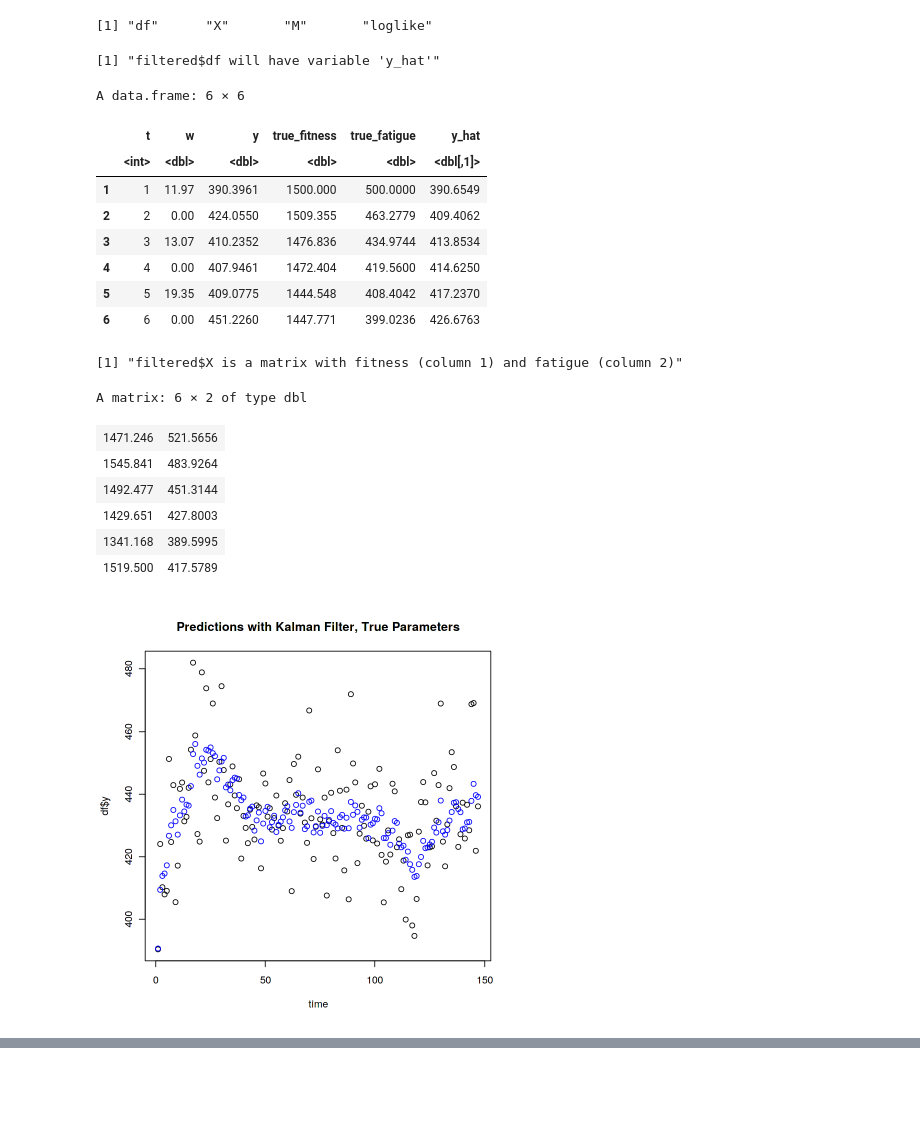
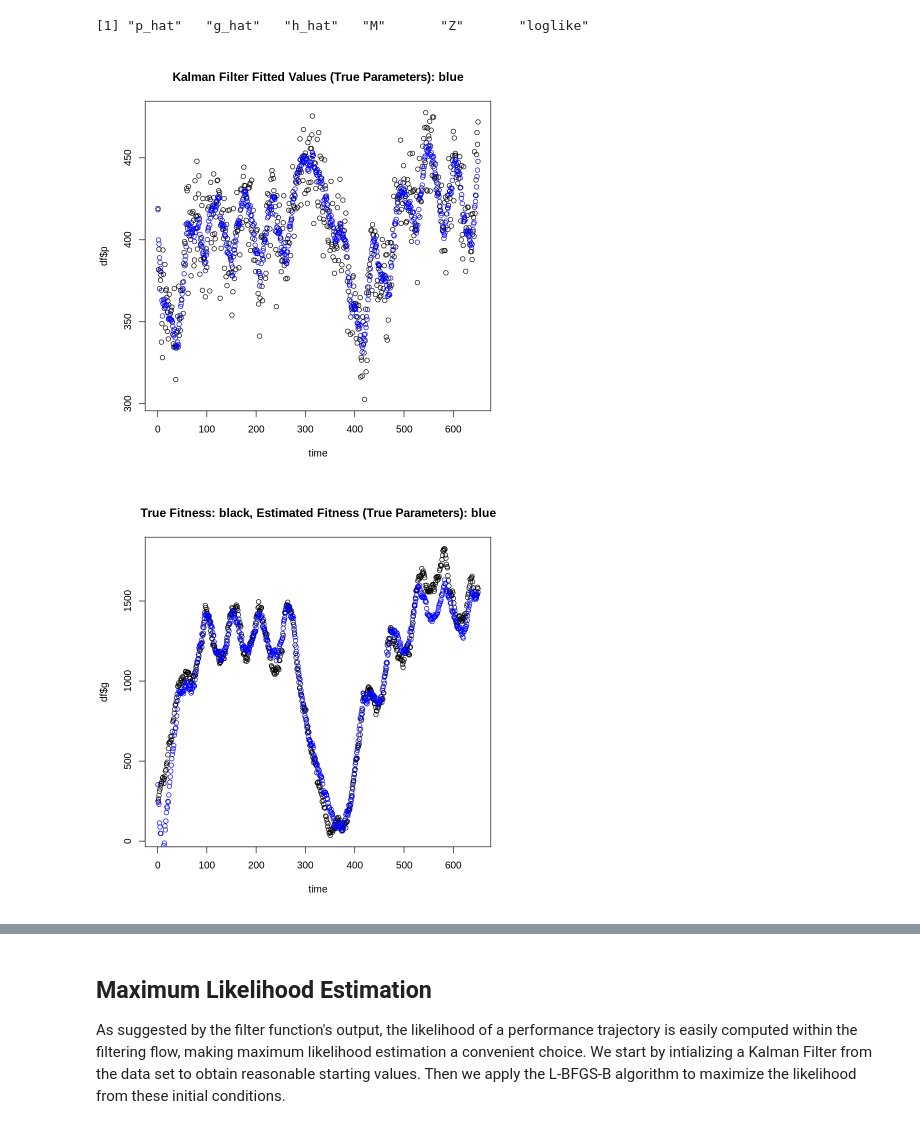
Before and after one commit to RobertHRUBY/Fitness-Fatigue-Models, a Jupyter notebook: software/illustrative/kalman-filter-illustrative-code.ipynb, the cells around one changed output, grey strips where cells are left out. Saved outputs shown, nothing was run; the diff lists cells and outputs as text; code cells hidden in the pictures; blank space fills up the shorter version.

Commit message:
Add Notebook output and Docker instructions

```diff
--- a/software/illustrative/kalman-filter-illustrative-code.ipynb
+++ b/software/illustrative/kalman-filter-illustrative-code.ipynb
@@ -72,35 +134,21 @@ plot(df$true_fatigue, main = "True fatigue with state error")
 # get aquinted with the data structure produced by filter()
 filtered <- filter(kalman_model, df)
 names(filtered)
-
-print("filtered$df will have variable 'y_hat'")
-head(filtered$df)
-print("filtered$X is a matrix with fitness (column 1) and fatigue (column 2)")
-head(filtered$X)
 # %% [output]
-[1] "df"      "X"       "M"       "loglike"
+[1] "p_hat"   "g_hat"   "h_hat"   "M"       "Z"       "loglike"
-[1] "filtered$df will have variable 'y_hat'"
-A data.frame: 6 × 6
-|  | t | w | y | true_fitness | true_fatigue | y_hat |
-|  | <int> | <dbl> | <dbl> | <dbl> | <dbl> | <dbl[,1]> |
-| 1 | 1 | 11.97 | 390.3961 | 1500.000 | 500.0000 | 390.6549 |
-| 2 | 2 | 0.00 | 424.0550 | 1509.355 | 463.2779 | 409.4062 |
-| 3 | 3 | 13.07 | 410.2352 | 1476.836 | 434.9744 | 413.8534 |
-| 4 | 4 | 0.00 | 407.9461 | 1472.404 | 419.5600 | 414.6250 |
-| 5 | 5 | 19.35 | 409.0775 | 1444.548 | 408.4042 | 417.2370 |
-| 6 | 6 | 0.00 | 451.2260 | 1447.771 | 399.0236 | 426.6763 |
-[1] "filtered$X is a matrix with fitness (column 1) and fatigue (column 2)"
-A matrix: 6 × 2 of type dbl
-| 1471.246 | 521.5656 |
-| 1545.841 | 483.9264 |
-| 1492.477 | 451.3144 |
-| 1429.651 | 427.8003 |
-| 1341.168 | 389.5995 |
-| 1519.500 | 417.5789 |
-# %%
-# Predictions with True Parameters
-plot(df$y, xlab = "time",
-     main = "Predictions with Kalman Filter, True Parameters")
-points(filtered$df$y_hat, col = 'blue')
-# %% [output]
-[figure, removed]
+# %%
+# Predictions with True Parameters
+plot(df$p, xlab = "time",
+     main = "Kalman Filter Fitted Values (True Parameters): blue")
+points(filtered$p_hat, col = 'blue')
+
+plot(df$g, xlab = "time",
+     main = "True Fitness: black, Estimated Fitness (True Parameters): blue")
+points(filtered$g_hat, col = 'blue')
+
+plot(df$h, xlab = "time",
+     main = "True Fatigue: black, Estimated Fatigue (True Parameters): blue")
+points(filtered$h_hat, col = 'blue')
+# %% [output]
+[figure, added]
+[figure, added]
@@ -107,3 +156,6 @@ points(filtered$df$y_hat, col = 'blue')
+# %% [markdown]
+## Maximum Likelihood Estimation
+As suggested by the filter function's output, the likelihood of a performance trajectory is easily computed within the filtering flow, making maximum likelihood estimation a convenient choice. We start by intializing a Kalman Filter from the data set to obtain reasonable starting values. Then we apply the L-BFGS-B algorithm to maximize the likelihood from these initial conditions.
 # %%
 kf_from_data <- initialize_kalman_from_data(df)
 print(kf_from_data)
```
Also changed, not shown: parts of 27 cells of this notebook, 6 other files.
